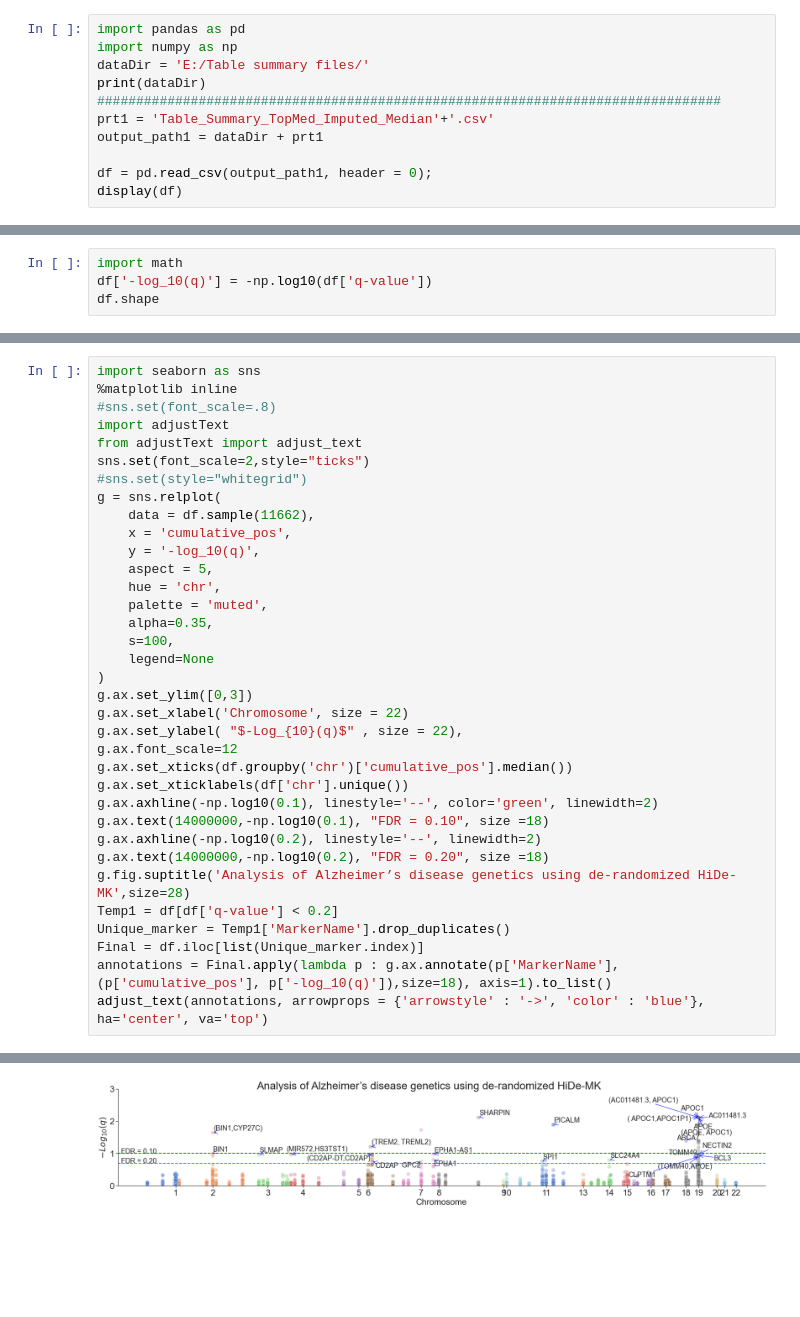
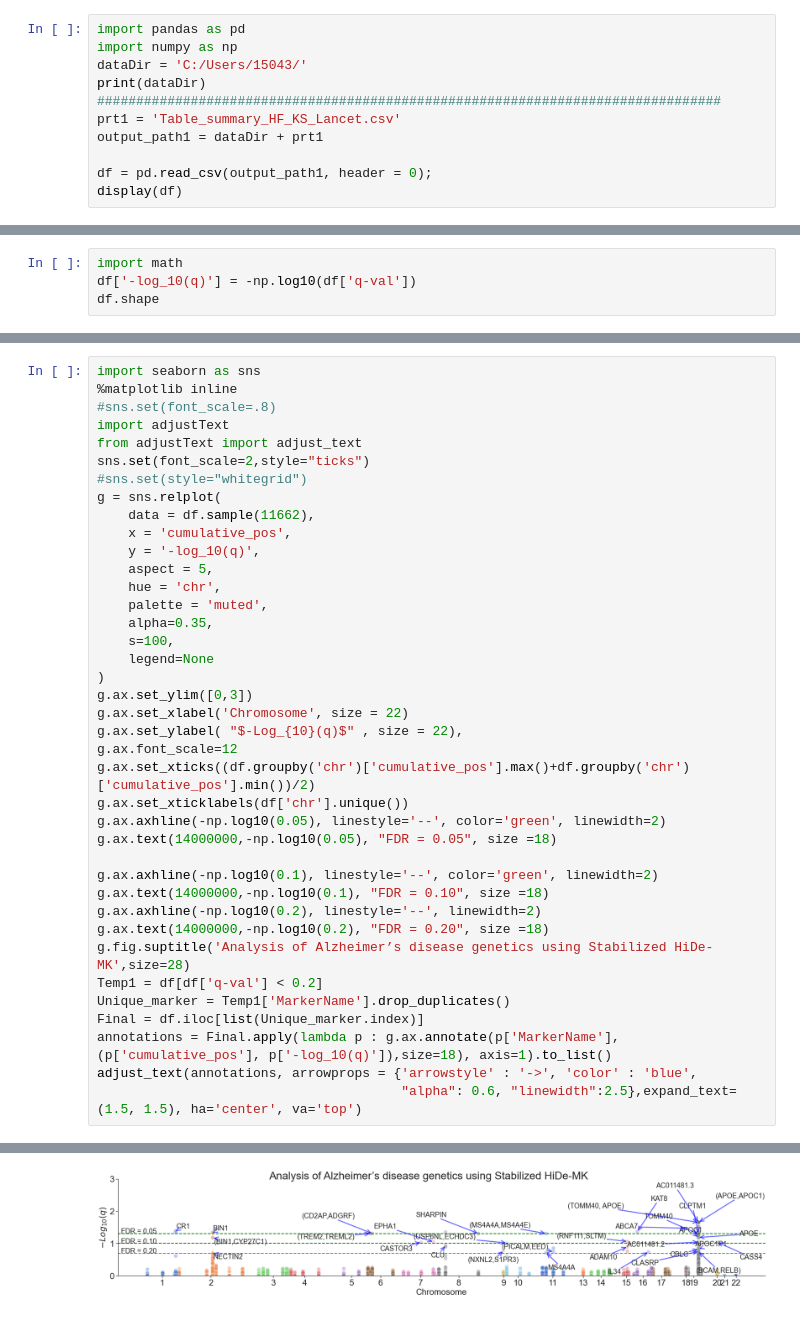
Before and after one commit to Peyman-HK/Stabilized-HiDe-MK, a Jupyter notebook: Manhattan Plot.ipynb, the cells around one changed output, grey strips where cells are left out. Cells and saved outputs as stored; diff of their text form; blank space fills up the shorter version.

Commit message:
new changes
Manhattan
Table summary

```diff
--- a/Manhattan Plot.ipynb
+++ b/Manhattan Plot.ipynb
@@ -1,10 +1,10 @@
 # %%
 import pandas as pd
 import numpy as np
-dataDir = 'E:/Table summary files/'
+dataDir = 'C:/Users/15043/'
 print(dataDir)
 ################################################################################
-prt1 = 'Table_Summary_TopMed_Imputed_Median'+'.csv'
+prt1 = 'Table_summary_HF_KS_Lancet.csv'
 output_path1 = dataDir + prt1
 
 df = pd.read_csv(output_path1, header = 0);
@@ -49,5 +27,5 @@ other_data.shape
 # %%
 import math
-df['-log_10(q)'] = -np.log10(df['q-value'])
+df['-log_10(q)'] = -np.log10(df['q-val'])
 df.shape
 # %% [output]
@@ -116,16 +94,20 @@ g.ax.set_ylim([0,3])
 g.ax.set_xlabel('Chromosome', size = 22)
 g.ax.set_ylabel( "$-Log_{10}(q)$" , size = 22),
 g.ax.font_scale=12
-g.ax.set_xticks(df.groupby('chr')['cumulative_pos'].median())
+g.ax.set_xticks((df.groupby('chr')['cumulative_pos'].max()+df.groupby('chr')['cumulative_pos'].min())/2)
 g.ax.set_xticklabels(df['chr'].unique())
+g.ax.axhline(-np.log10(0.05), linestyle='--', color='green', linewidth=2)
+g.ax.text(14000000,-np.log10(0.05), "FDR = 0.05", size =18)
+
 g.ax.axhline(-np.log10(0.1), linestyle='--', color='green', linewidth=2)
 g.ax.text(14000000,-np.log10(0.1), "FDR = 0.10", size =18)
 g.ax.axhline(-np.log10(0.2), linestyle='--', linewidth=2)
 g.ax.text(14000000,-np.log10(0.2), "FDR = 0.20", size =18)
-g.fig.suptitle('Analysis of Alzheimer’s disease genetics using de-randomized HiDe-MK',size=28)
-Temp1 = df[df['q-value'] < 0.2]
+g.fig.suptitle('Analysis of Alzheimer’s disease genetics using Stabilized HiDe-MK',size=28)
+Temp1 = df[df['q-val'] < 0.2]
 Unique_marker = Temp1['MarkerName'].drop_duplicates()
 Final = df.iloc[list(Unique_marker.index)]
 annotations = Final.apply(lambda p : g.ax.annotate(p['MarkerName'], (p['cumulative_pos'], p['-log_10(q)']),size=18), axis=1).to_list()
-adjust_text(annotations, arrowprops = {'arrowstyle' : '->', 'color' : 'blue'}, ha='center', va='top')
+adjust_text(annotations, arrowprops = {'arrowstyle' : '->', 'color' : 'blue',
+                                       "alpha": 0.6, "linewidth":2.5},expand_text=(1.5, 1.5), ha='center', va='top')
 # %% [output]
@@ -133 +115 @@ adjust_text(annotations, arrowprops = {'arrowstyle' : '->', 'color' : 'blue'}, h
-[figure, old version]
+[figure, new version]
```
Also changed, not shown: parts of 7 cells of this notebook, 2 other files.
